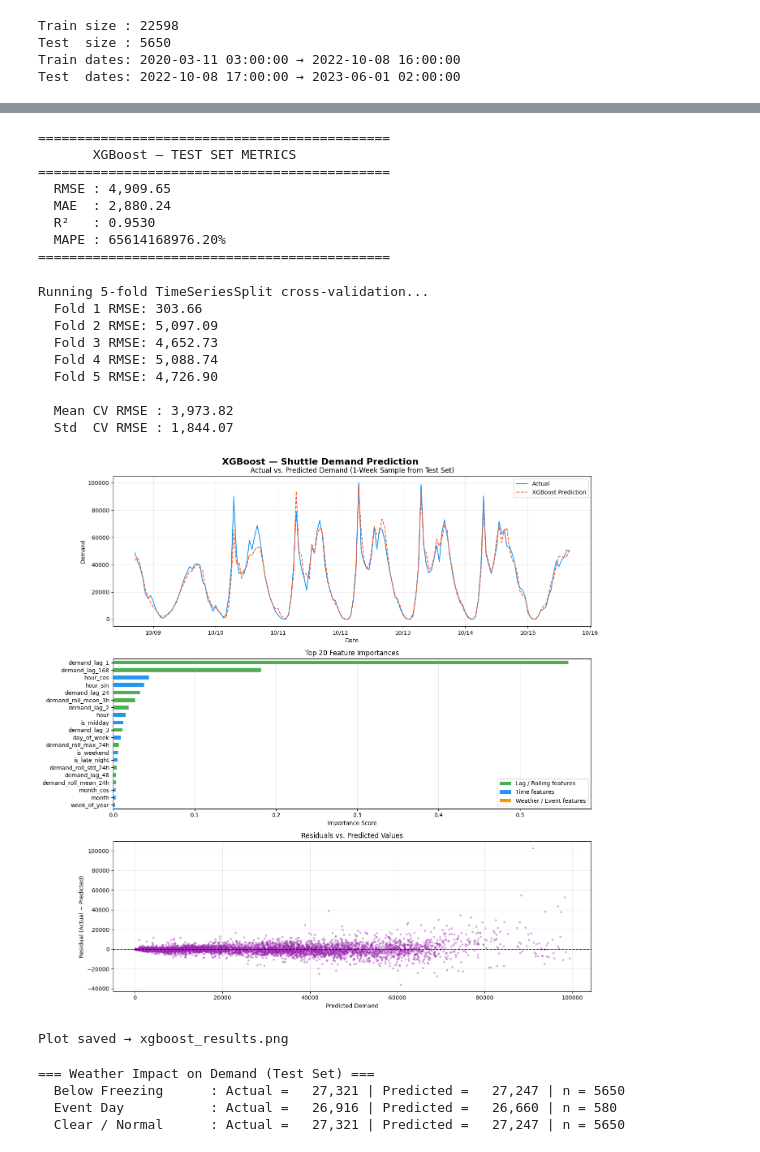
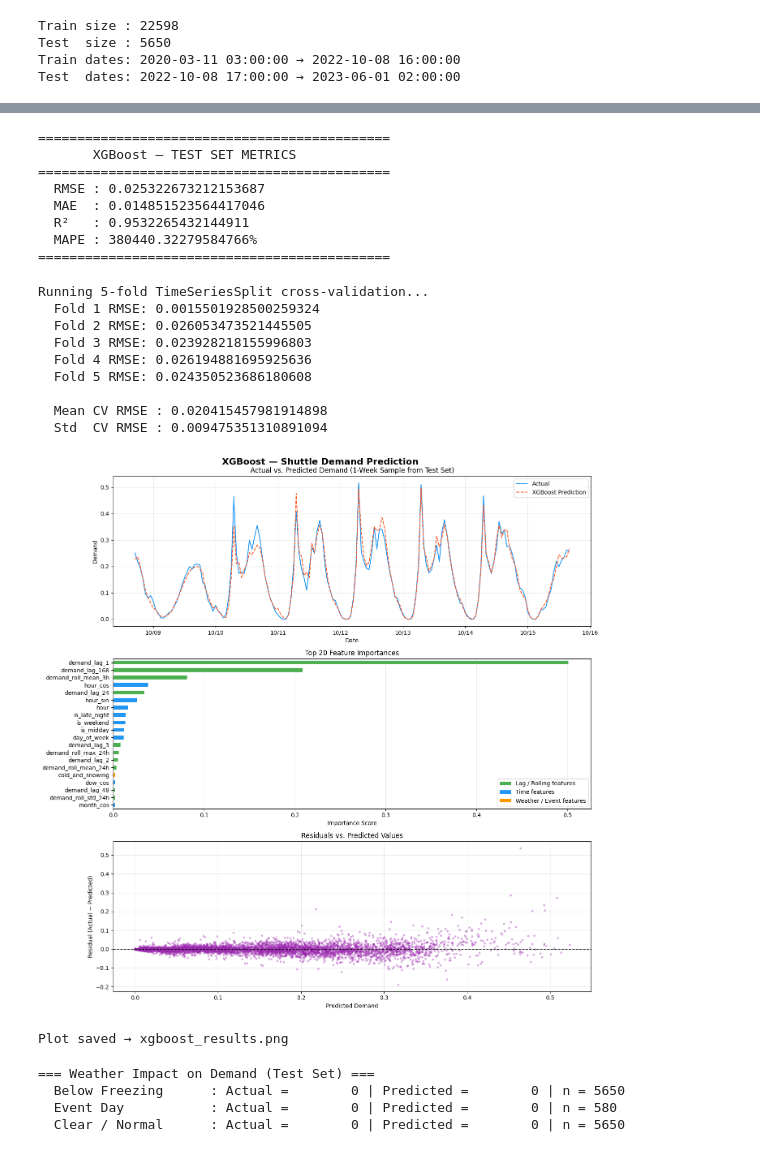
Before and after one commit to Empoleon777/IDAI-710-Final-Project, a Jupyter notebook: src/Models/xgboost.ipynb, the cells around one changed output, grey strips where cells are left out. Cells and saved outputs as stored; diff of their text form; code cells hidden in the pictures.

```diff
--- a/src/Models/xgboost.ipynb
+++ b/src/Models/xgboost.ipynb
@@ -10,7 +11,7 @@ import warnings
 import os
 warnings.filterwarnings("ignore")
 # %%
-df = pd.read_csv("data_with_weather.csv", parse_dates=["datetime"])
+df = pd.read_csv("../../Data/data_with_weather.csv", parse_dates=["datetime"])
 df = df.sort_values("datetime").reset_index(drop=True)
 
 print("=== Dataset Info ===")
@@ -87,6 +88,7 @@ print(f"\nAfter feature engineering: {df_feat.shape}")
 After feature engineering: (28248, 42)
 # %%
 FEATURE_COLS = [
+    "demand",
     # Raw time
     "hour", "day_of_week", "is_weekend", "month", "week_of_year", "day_of_month",
     # Peak flags
@@ -108,6 +110,13 @@ FEATURE_COLS = [
     "demand_roll_std_24h", "demand_roll_max_24h",
 ]
 
+scaler = MinMaxScaler(feature_range=(0,1))
+scaled_data = scaler.fit_transform(df_feat[FEATURE_COLS])
+scaled_frame = pd.DataFrame(scaled_data, columns=scaler.get_feature_names_out())
+df_feat[FEATURE_COLS] = scaled_frame.values
+
+FEATURE_COLS.remove("demand")
+
 TARGET = "demand"
 
 X = df_feat[FEATURE_COLS]
@@ -179,19 +187,19 @@ mape = np.mean(np.abs((y_test - y_pred) / (y_test + 1e-8))) * 100
 print("\n" + "="*45)
 print("       XGBoost — TEST SET METRICS")
 print("="*45)
-print(f"  RMSE : {rmse:,.2f}")
-print(f"  MAE  : {mae:,.2f}")
-print(f"  R²   : {r2:.4f}")
-print(f"  MAPE : {mape:.2f}%")
+print(f"  RMSE : {rmse}")
+print(f"  MAE  : {mae}")
+print(f"  R²   : {r2}")
+print(f"  MAPE : {mape}%")
 print("="*45)
 # %% [output]
 =============================================
        XGBoost — TEST SET METRICS
 =============================================
-  RMSE : 4,909.65
-  MAE  : 2,880.24
-  R²   : 0.9530
-  MAPE : 65614168976.20%
+  RMSE : 0.025322673212153687
+  MAE  : 0.014851523564417046
+  R²   : 0.9532265432144911
+  MAPE : 380440.32279584766%
 =============================================
 # %%
 print("\nRunning 5-fold TimeSeriesSplit cross-validation...")
@@ -211,20 +219,20 @@ for fold, (train_idx, val_idx) in enumerate(tscv.split(X)):
     preds     = cv_model.predict(X_cv_val)
     fold_rmse = np.sqrt(mean_squared_error(y_cv_val, preds))
     cv_rmse_scores.append(fold_rmse)
-    print(f"  Fold {fold+1} RMSE: {fold_rmse:,.2f}")
+    print(f"  Fold {fold+1} RMSE: {fold_rmse}")
 
-print(f"\n  Mean CV RMSE : {np.mean(cv_rmse_scores):,.2f}")
-print(f"  Std  CV RMSE : {np.std(cv_rmse_scores):,.2f}")
+print(f"\n  Mean CV RMSE : {np.mean(cv_rmse_scores)}")
+print(f"  Std  CV RMSE : {np.std(cv_rmse_scores)}")
 # %% [output]
 Running 5-fold TimeSeriesSplit cross-validation...
-  Fold 1 RMSE: 303.66
-  Fold 2 RMSE: 5,097.09
-  Fold 3 RMSE: 4,652.73
-  Fold 4 RMSE: 5,088.74
-  Fold 5 RMSE: 4,726.90
+  Fold 1 RMSE: 0.0015501928500259324
+  Fold 2 RMSE: 0.026053473521445505
+  Fold 3 RMSE: 0.023928218155996803
+  Fold 4 RMSE: 0.026194881695925636
+  Fold 5 RMSE: 0.024350523686180608
 
-  Mean CV RMSE : 3,973.82
-  Std  CV RMSE : 1,844.07
+  Mean CV RMSE : 0.020415457981914898
+  Std  CV RMSE : 0.009475351310891094
 # %%
 fig, axes = plt.subplots(3, 1, figsize=(14, 14))
 fig.suptitle("XGBoost — Shuttle Demand Prediction", fontsize=16, fontweight="bold")
@@ -254,36 +262,36 @@ def get_color(f):
         return "#2196F3"
     return "#FF9800"
 
 colors = [get_color(f) for f in top20.sort_values().index]
 top20.sort_values().plot(kind="barh", ax=ax, color=colors)
 ax.set_title("Top 20 Feature Importances")
 ax.set_xlabel("Importance Score")
 ax.grid(axis="x", alpha=0.3)
 
 from matplotlib.patches import Patch
 ax.legend(handles=[
     Patch(facecolor="#4CAF50", label="Lag / Rolling features"),
     Patch(facecolor="#2196F3", label="Time features"),
     Patch(facecolor="#FF9800", label="Weather / Event features"),
 ], loc="lower right")
 
 # Plot 3: Residuals
 ax = axes[2]
 residuals = y_test.values - y_pred
 ax.scatter(y_pred, residuals, alpha=0.3, s=8, color="#9C27B0")
 ax.axhline(0, color="black", linewidth=1.2, linestyle="--")
 ax.set_title("Residuals vs. Predicted Values")
 ax.set_xlabel("Predicted Demand")
 ax.set_ylabel("Residual (Actual − Predicted)")
 ax.grid(alpha=0.3)
 
 plt.tight_layout()
-os.makedirs('../Graphs', exist_ok=True)
-plt.savefig("../Graphs/xgboost_results.png", dpi=150, bbox_inches="tight")
+os.makedirs('../../Graphs', exist_ok=True)
+plt.savefig("../../Graphs/xgboost_results.png", dpi=150, bbox_inches="tight")
 plt.show()
 print("\nPlot saved → xgboost_results.png")
 # %% [output]
-[figure, old version]
+[figure, new version]
 Plot saved → xgboost_results.png
 # %%
 print("\n=== Weather Impact on Demand (Test Set) ===")
@@ -307,6 +315,6 @@ for label, mask in conditions.items():
               f"n = {len(subset)}")
 # %% [output]
 === Weather Impact on Demand (Test Set) ===
-  Below Freezing      : Actual =   27,321 | Predicted =   27,247 | n = 5650
-  Event Day           : Actual =   26,916 | Predicted =   26,660 | n = 580
-  Clear / Normal      : Actual =   27,321 | Predicted =   27,247 | n = 5650
+  Below Freezing      : Actual =        0 | Predicted =        0 | n = 5650
+  Event Day           : Actual =        0 | Predicted =        0 | n = 580
+  Clear / Normal      : Actual =        0 | Predicted =        0 | n = 5650
```
Also changed, not shown: parts of 2 cells of this notebook, 11 other files.
